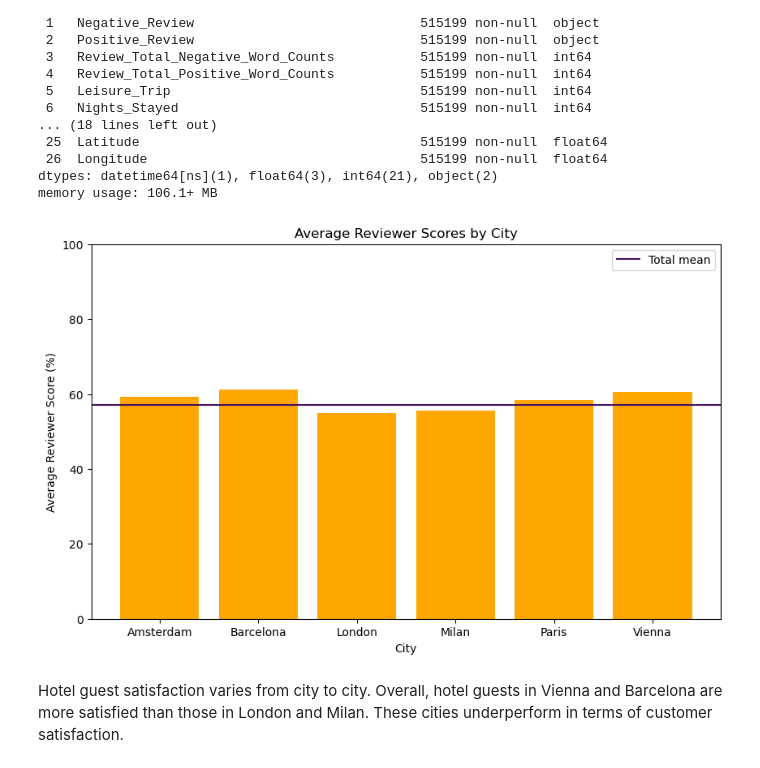
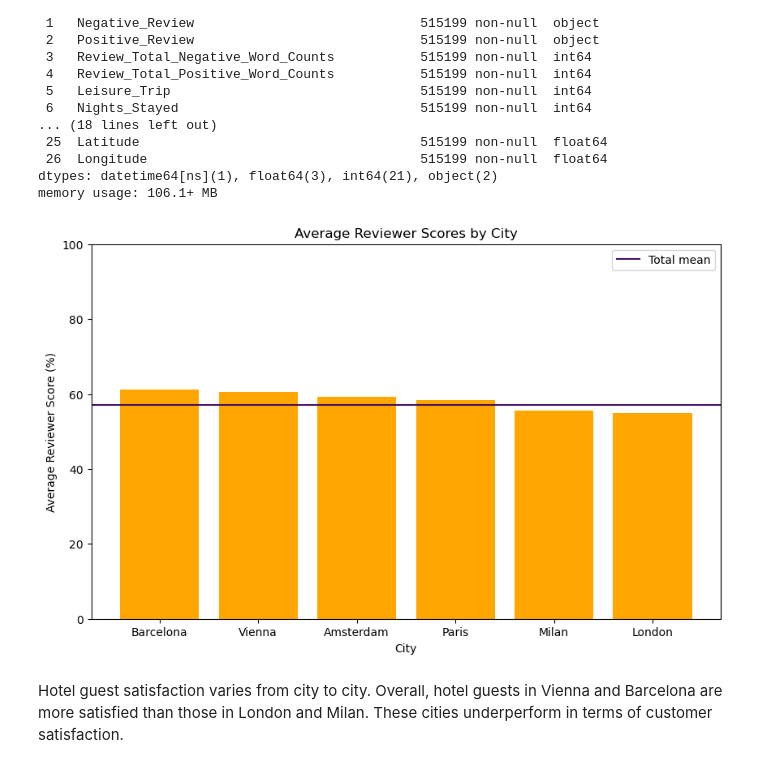
Before and after one commit to bennymiddel/personal_projects, a Jupyter notebook: 01_NLP_hotel_review/BM_NLP_hotel_review.ipynb, the cells around one changed output. Saved outputs shown, nothing was run; the diff lists cells and outputs as text; code cells hidden in the pictures.

```diff
--- a/01_NLP_hotel_review/BM_NLP_hotel_review.ipynb
+++ b/01_NLP_hotel_review/BM_NLP_hotel_review.ipynb
@@ -493,25 +502,25 @@ P = data.loc[data['Hotel_Address_Paris']==1]['Reviewer_Score'].mean()*100
 V = data.loc[data['Hotel_Address_Vienna']==1]['Reviewer_Score'].mean()*100
 # %%
 scores = {
+    'Barcelona': B,
+    'Vienna': V,
     'Amsterdam': A,
-    'Barcelona': B,
-    'London': L,
+    'Paris': P,
     'Milan': M,
-    'Paris': P,
-    'Vienna': V
+    'London': L
 }
 df_scores = pd.DataFrame(list(scores.items()), columns=['City', 'Average Reviewer Score']) # create a dataframe for visualization
 
 plt.figure(figsize=(10, 6))
 plt.bar(df_scores['City'], df_scores['Average Reviewer Score'], color='#ffa600')
 plt.xlabel('City')
 plt.ylabel('Average Reviewer Score (%)')
 plt.title('Average Reviewer Scores by City')
-plt.ylim(0, 100)  # Optional: Setzt die y-Achse auf den Bereich 0-100
+plt.ylim(0, 100)
 plt.axhline(y= data['Reviewer_Score'].mean()*100, color='#400e5c', label = 'Total mean')
 plt.legend()
 plt.show()
 # %% [output]
-[figure, old version]
+[figure, new version]
 # %% [markdown]
 Hotel guest satisfaction varies from city to city. Overall, hotel guests in Vienna and Barcelona are more satisfied than those in London and Milan. These cities underperform in terms of customer satisfaction.
```
Also changed, not shown: parts of 28 cells of this notebook.
